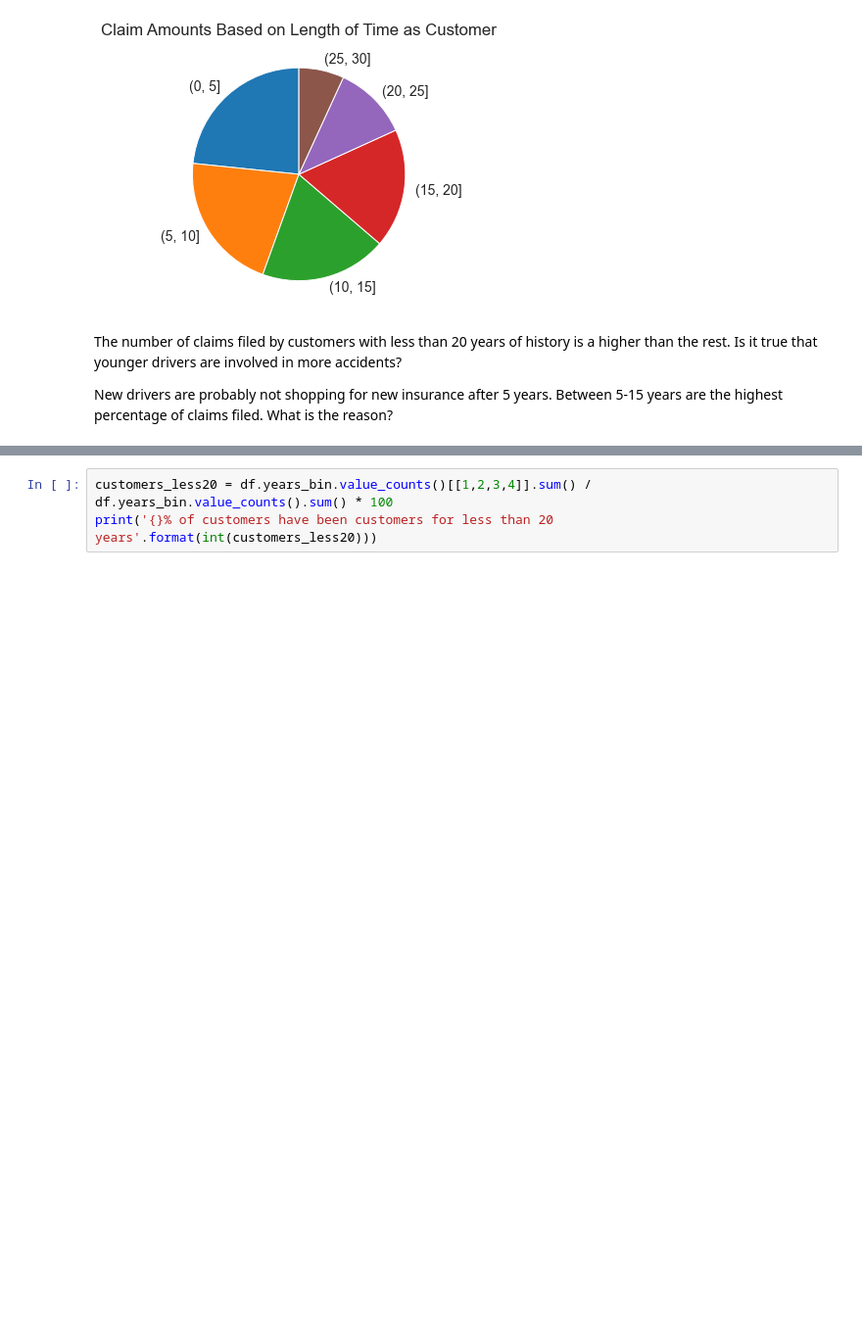
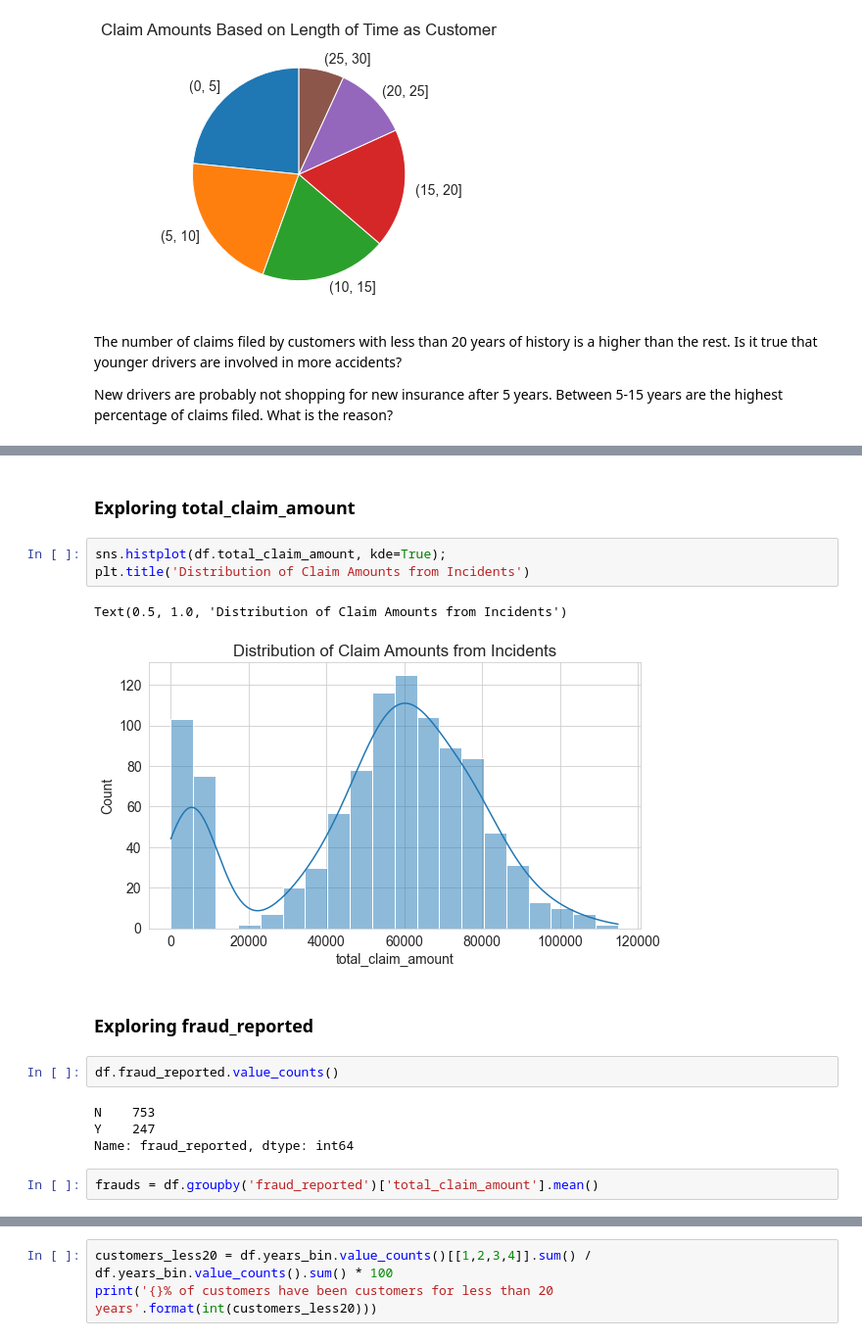
Before and after one commit to NicoWright/ZerotoPandas-CourseProject, a Jupyter notebook: zerotopandas_course_project.ipynb, the cells around one changed output, grey strips where cells are left out. Shown at 98% size. Saved outputs shown, nothing was run; the diff lists cells and outputs as text; blank space fills up the shorter version.

```diff
--- a/zerotopandas_course_project.ipynb
+++ b/zerotopandas_course_project.ipynb
@@ -239,0 +207,18 @@ New drivers are probably not shopping for new insurance after 5 years. Between 5
+# %% [markdown]
+### Exploring total_claim_amount
+# %%
+sns.histplot(df.total_claim_amount, kde=True);
+plt.title('Distribution of Claim Amounts from Incidents')
+# %% [output]
+Text(0.5, 1.0, 'Distribution of Claim Amounts from Incidents')
+[figure, added]
+# %% [markdown]
+### Exploring fraud_reported
+# %%
+df.fraud_reported.value_counts()
+# %% [output]
+N    753
+Y    247
+Name: fraud_reported, dtype: int64
+# %%
+frauds = df.groupby('fraud_reported')['total_claim_amount'].mean()
```
Also changed, not shown: parts of 44 cells of this notebook.
